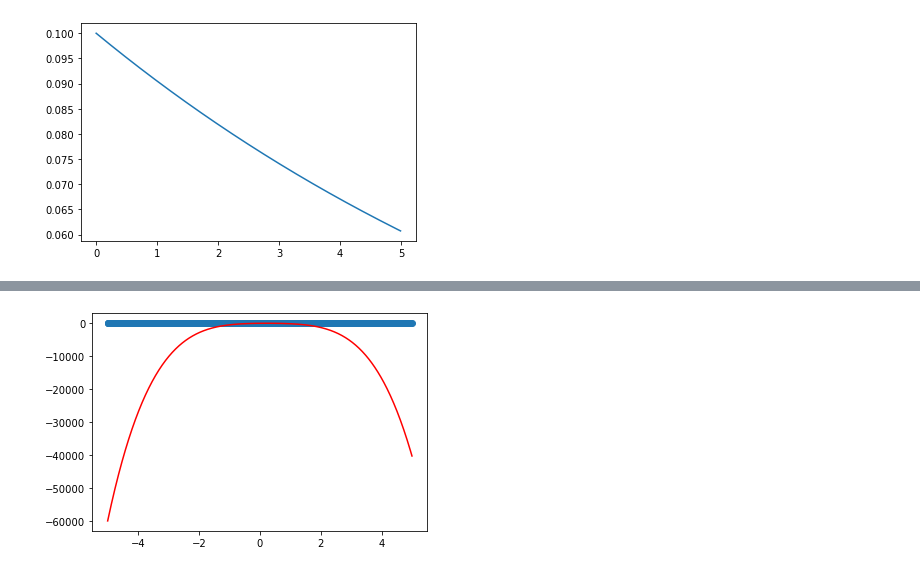
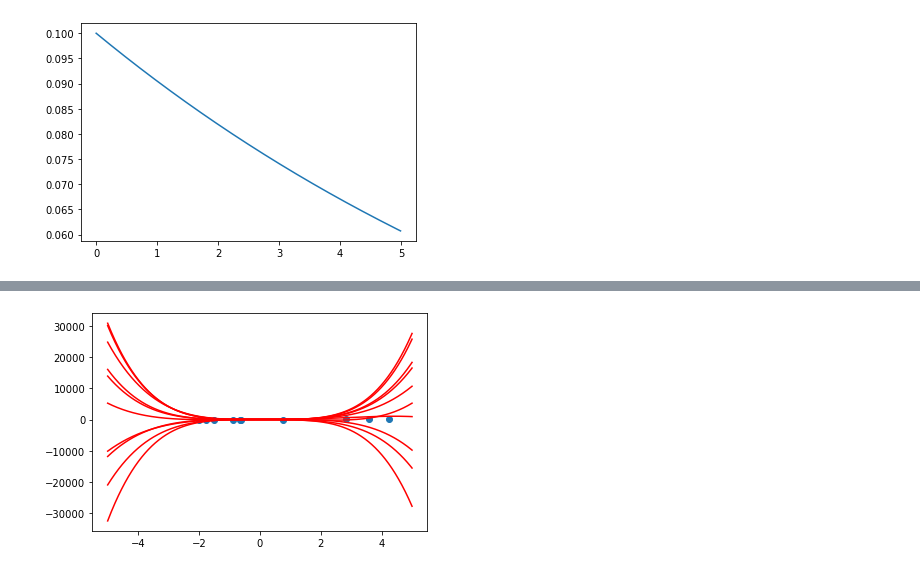
Before and after one commit to ryuichiueda/robot_and_stats_code, a Jupyter notebook: 8章の曲線回帰.ipynb, the cells around one changed output, grey strips where cells are left out. Drawn from its saved outputs; the diff is of its cells as text; code cells hidden in the pictures.

```diff
--- a/8章の曲線回帰.ipynb
+++ b/8章の曲線回帰.ipynb
@@ -5,7 +5,7 @@ from scipy.stats import gamma, multivariate_normal
 import data
 # %%
 mu = [np.array([[0.0], [0.0], [0.0], [0.0], [0.0]])]
-gauss_lambda = [np.identity(5)*0.00001]
+gauss_lambda = [np.identity(5)*0.0001]
 a = [1]
 b = [0.1]
 
@@ -60,19 +60,32 @@ draw_data(data)
 # %%
-def draw_estimate(data, mu):
+def draw_estimate(data, mus):
     xs = [e[0] for e in data]
     ys = [e[1] for e in data]
     plt.scatter(xs, ys)
 
     xs = np.arange(-5, 5, 0.01)
-    ys = [phi_function(x, mu) for x in xs]
-    plt.plot(xs, ys, color="red")
+
+    for mu in mus:
+        ys = [phi_function(x, mu) for x in xs]
+        plt.plot(xs, ys, color="red")
+
+def draw_estimates(num):
+    mus = []
+
+    lambda_dist = gen_lambda_dist()
+    lmds = lambda_dist.rvs(num)
+
+    for mld in lmds:
+        w_dist = gen_w_dist(lmd)
+        mus.append(w_dist.rvs(1))
+
+    draw_estimate(data[:num], mus)
 
     plt.show()
 
-avg = w_dist.rvs(1)
-draw_estimate(data, avg)
+draw_estimates(10)
 # %% [output]
-[figure, old version]
+[figure, new version]
 # %%
 def update(data):
     ph_vecs = [phi(x[0]) for x in data]
```
Also changed, not shown: parts of 11 cells of this notebook.
